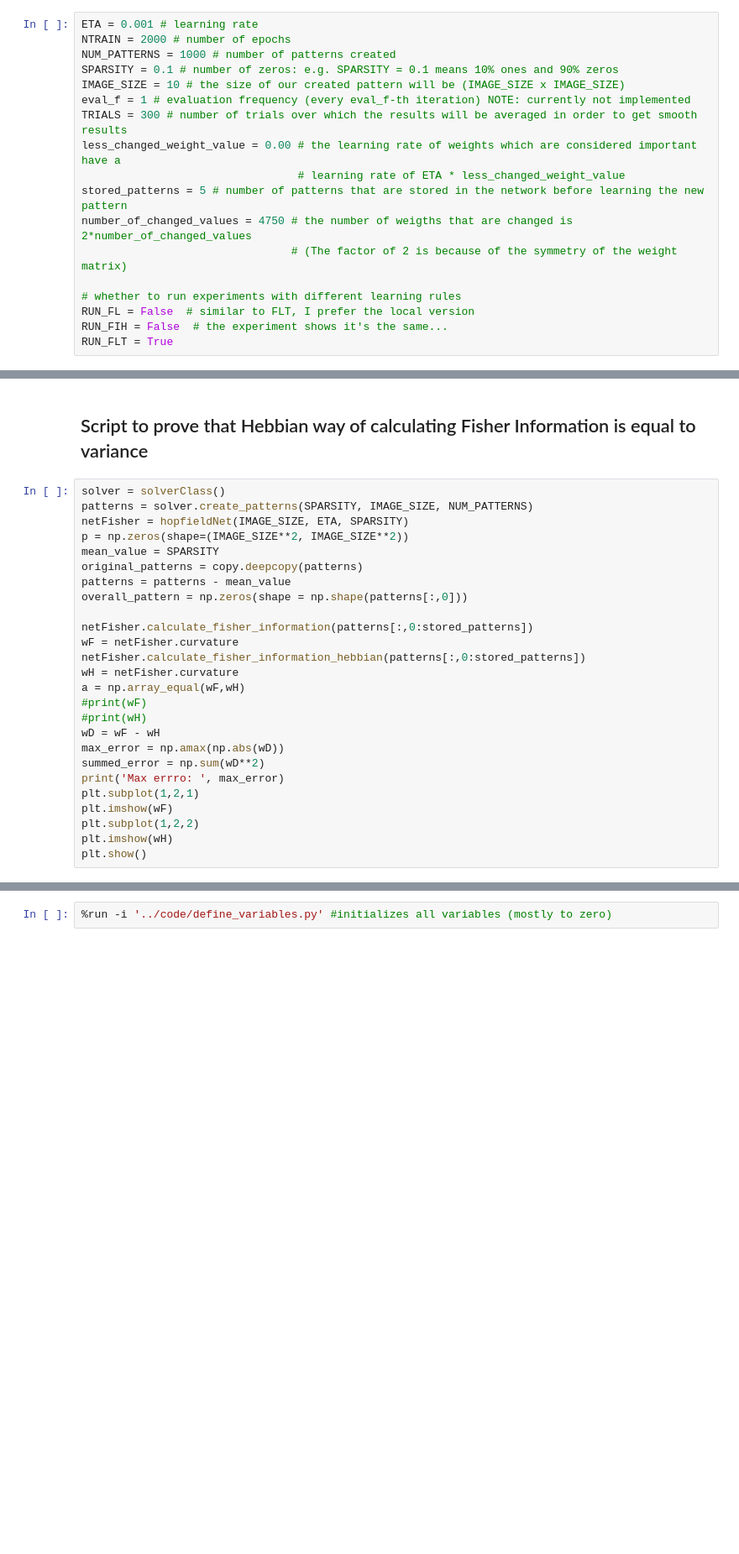
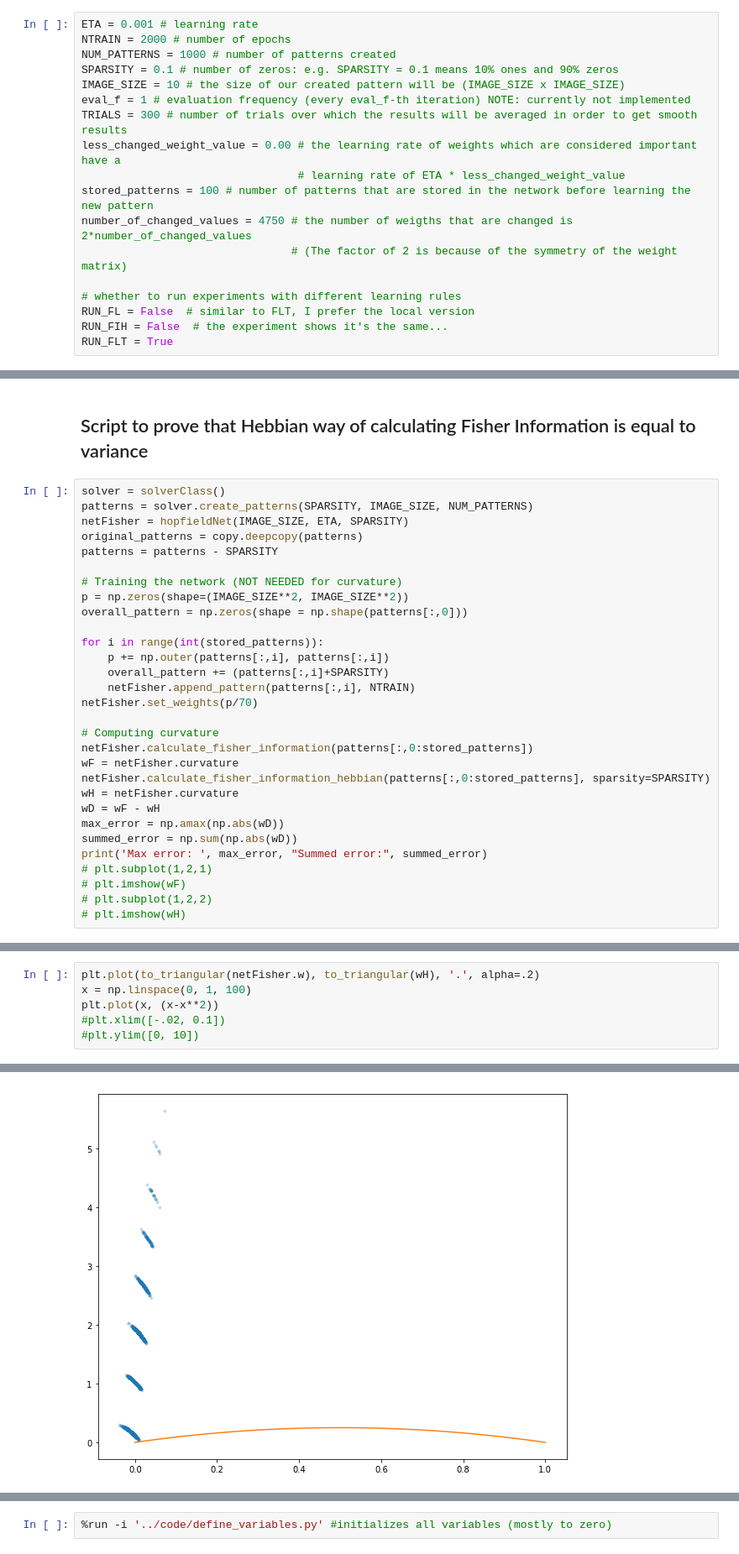
Before and after one commit to martinosorb/FisherHopfieldNet, a Jupyter notebook: jupyterNotebooks/Fisher_Information_Hopfield3.ipynb, the cells around one changed output, grey strips where cells are left out. Shown: that part at 84% size. Drawn from its saved outputs; the diff is of its cells as text; blank space fills up the shorter version.

```diff
--- a/jupyterNotebooks/Fisher_Information_Hopfield3.ipynb
+++ b/jupyterNotebooks/Fisher_Information_Hopfield3.ipynb
@@ -41,7 +41,7 @@ eval_f = 1 # evaluation frequency (every eval_f-th iteration) NOTE: currently no
 TRIALS = 300 # number of trials over which the results will be averaged in order to get smooth results
 less_changed_weight_value = 0.00 # the learning rate of weights which are considered important have a
                                  # learning rate of ETA * less_changed_weight_value
-stored_patterns = 5 # number of patterns that are stored in the network before learning the new pattern
+stored_patterns = 100 # number of patterns that are stored in the network before learning the new pattern
 number_of_changed_values = 4750 # the number of weigths that are changed is 2*number_of_changed_values
                                 # (The factor of 2 is because of the symmetry of the weight matrix)
 
@@ -94,25 +96,29 @@ def dice_coefficient(p1, p2):
 solver = solverClass()
 patterns = solver.create_patterns(SPARSITY, IMAGE_SIZE, NUM_PATTERNS)
 netFisher = hopfieldNet(IMAGE_SIZE, ETA, SPARSITY)
+original_patterns = copy.deepcopy(patterns)
+patterns = patterns - SPARSITY
+
+# Training the network (NOT NEEDED for curvature)
 p = np.zeros(shape=(IMAGE_SIZE**2, IMAGE_SIZE**2))
-mean_value = SPARSITY
-original_patterns = copy.deepcopy(patterns)
-patterns = patterns - mean_value
 overall_pattern = np.zeros(shape = np.shape(patterns[:,0]))
 
+for i in range(int(stored_patterns)):
+    p += np.outer(patterns[:,i], patterns[:,i])
+    overall_pattern += (patterns[:,i]+SPARSITY)
+    netFisher.append_pattern(patterns[:,i], NTRAIN)
+netFisher.set_weights(p/70)
+
+# Computing curvature
 netFisher.calculate_fisher_information(patterns[:,0:stored_patterns])
 wF = netFisher.curvature
-netFisher.calculate_fisher_information_hebbian(patterns[:,0:stored_patterns])
+netFisher.calculate_fisher_information_hebbian(patterns[:,0:stored_patterns], sparsity=SPARSITY)
 wH = netFisher.curvature
-a = np.array_equal(wF,wH)
-#print(wF)
-#print(wH)
 wD = wF - wH
 max_error = np.amax(np.abs(wD))
-summed_error = np.sum(wD**2)
-print('Max errro: ', max_error)
-plt.subplot(1,2,1)
-plt.imshow(wF)
-plt.subplot(1,2,2)
-plt.imshow(wH)
-plt.show()
+summed_error = np.sum(np.abs(wD))
+print('Max error: ', max_error, "Summed error:", summed_error)
+# plt.subplot(1,2,1)
+# plt.imshow(wF)
+# plt.subplot(1,2,2)
+# plt.imshow(wH)
@@ -118,0 +127,7 @@ plt.show()
+# %%
+plt.plot(to_triangular(netFisher.w), to_triangular(wH), '.', alpha=.2)
+x = np.linspace(0, 1, 100)
+plt.plot(x, (x-x**2))
+#plt.xlim([-.02, 0.1])
+#plt.ylim([0, 10])
+# %% [output]
@@ -119,3 +135,4 @@ plt.show()
+[figure, added]
 # %% [markdown]
 ## Training Phase
 Might take a couple of minutes. Output should look like:
```
Also changed, not shown: parts of 4 cells of this notebook, 1 other file.
